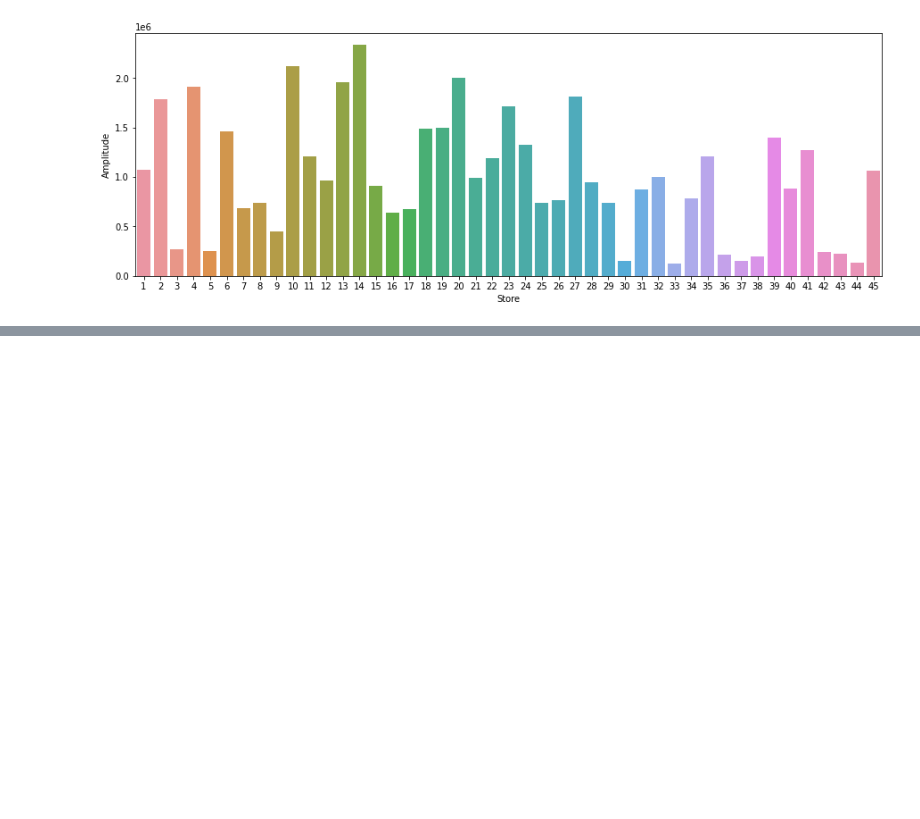
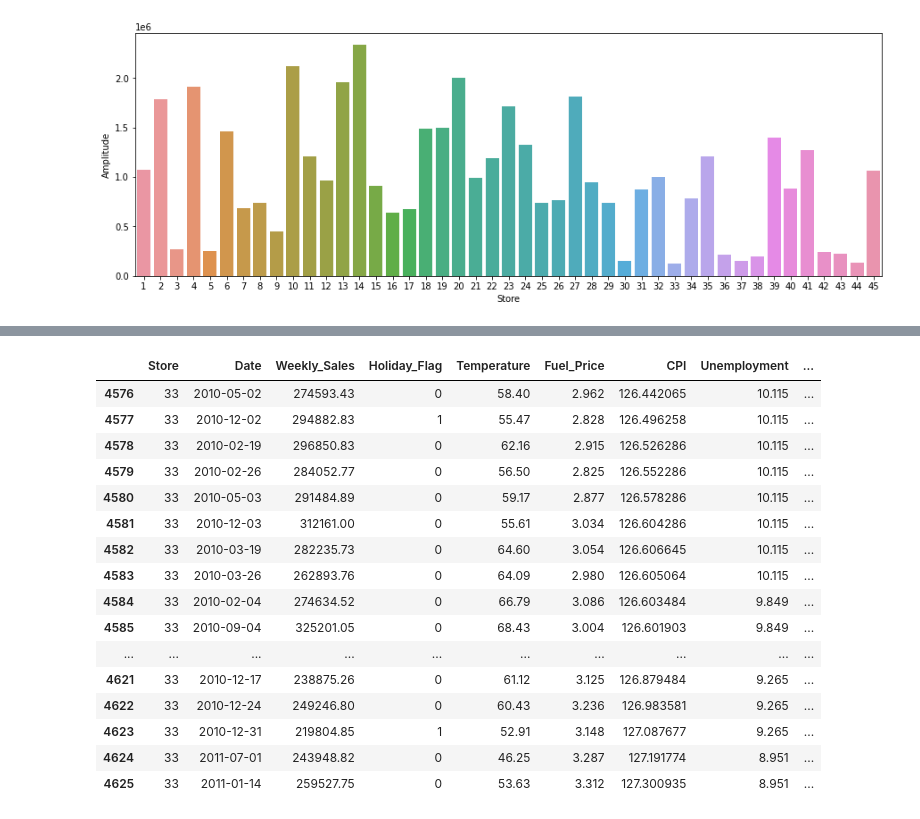
Before and after one commit to GingerLeh/deliverable-2, a Jupyter notebook: Deliverable2_grupo21_dex04.ipynb, the cells around one changed output, grey strips where cells are left out. Drawn from its saved outputs; the diff is of its cells as text; code cells hidden in the pictures; blank space fills up the shorter version.

```diff
--- a/Deliverable2_grupo21_dex04.ipynb
+++ b/Deliverable2_grupo21_dex04.ipynb
@@ -763,0 +774,20 @@ sns.barplot(x='Store', y='Amplitude', data= df_sales)
+# %%
+df[df['Store']==33].head(50)
+# %% [output]
+|  | Store | Date | Weekly_Sales | Holiday_Flag | Temperature | Fuel_Price | CPI | Unemployment | ... |
+| 4576 | 33 | 2010-05-02 | 274593.43 | 0 | 58.40 | 2.962 | 126.442065 | 10.115 | ... |
+| 4577 | 33 | 2010-12-02 | 294882.83 | 1 | 55.47 | 2.828 | 126.496258 | 10.115 | ... |
+| 4578 | 33 | 2010-02-19 | 296850.83 | 0 | 62.16 | 2.915 | 126.526286 | 10.115 | ... |
+| 4579 | 33 | 2010-02-26 | 284052.77 | 0 | 56.50 | 2.825 | 126.552286 | 10.115 | ... |
+| 4580 | 33 | 2010-05-03 | 291484.89 | 0 | 59.17 | 2.877 | 126.578286 | 10.115 | ... |
+| 4581 | 33 | 2010-12-03 | 312161.00 | 0 | 55.61 | 3.034 | 126.604286 | 10.115 | ... |
+| 4582 | 33 | 2010-03-19 | 282235.73 | 0 | 64.60 | 3.054 | 126.606645 | 10.115 | ... |
+| 4583 | 33 | 2010-03-26 | 262893.76 | 0 | 64.09 | 2.980 | 126.605064 | 10.115 | ... |
+| 4584 | 33 | 2010-02-04 | 274634.52 | 0 | 66.79 | 3.086 | 126.603484 | 9.849 | ... |
+| 4585 | 33 | 2010-09-04 | 325201.05 | 0 | 68.43 | 3.004 | 126.601903 | 9.849 | ... |
+| ... | ... | ... | ... | ... | ... | ... | ... | ... | ... |
+| 4621 | 33 | 2010-12-17 | 238875.26 | 0 | 61.12 | 3.125 | 126.879484 | 9.265 | ... |
+| 4622 | 33 | 2010-12-24 | 249246.80 | 0 | 60.43 | 3.236 | 126.983581 | 9.265 | ... |
+| 4623 | 33 | 2010-12-31 | 219804.85 | 1 | 52.91 | 3.148 | 127.087677 | 9.265 | ... |
+| 4624 | 33 | 2011-07-01 | 243948.82 | 0 | 46.25 | 3.287 | 127.191774 | 8.951 | ... |
+| 4625 | 33 | 2011-01-14 | 259527.75 | 0 | 53.63 | 3.312 | 127.300935 | 8.951 | ... |
```
Also changed, not shown: parts of 28 cells of this notebook.
